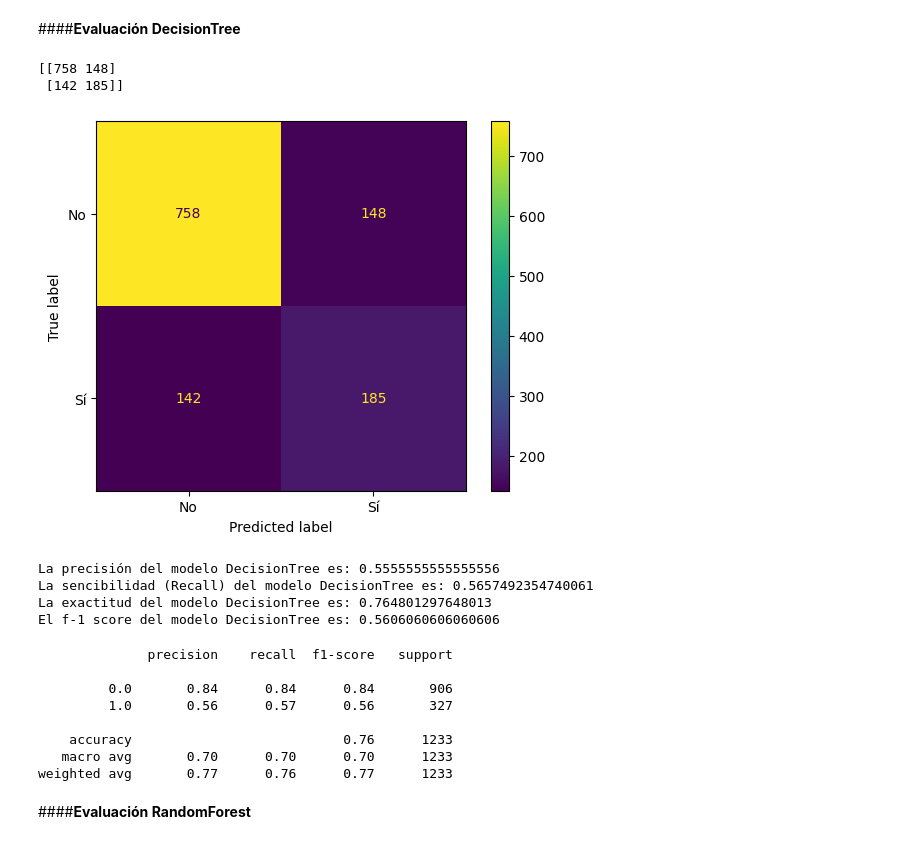
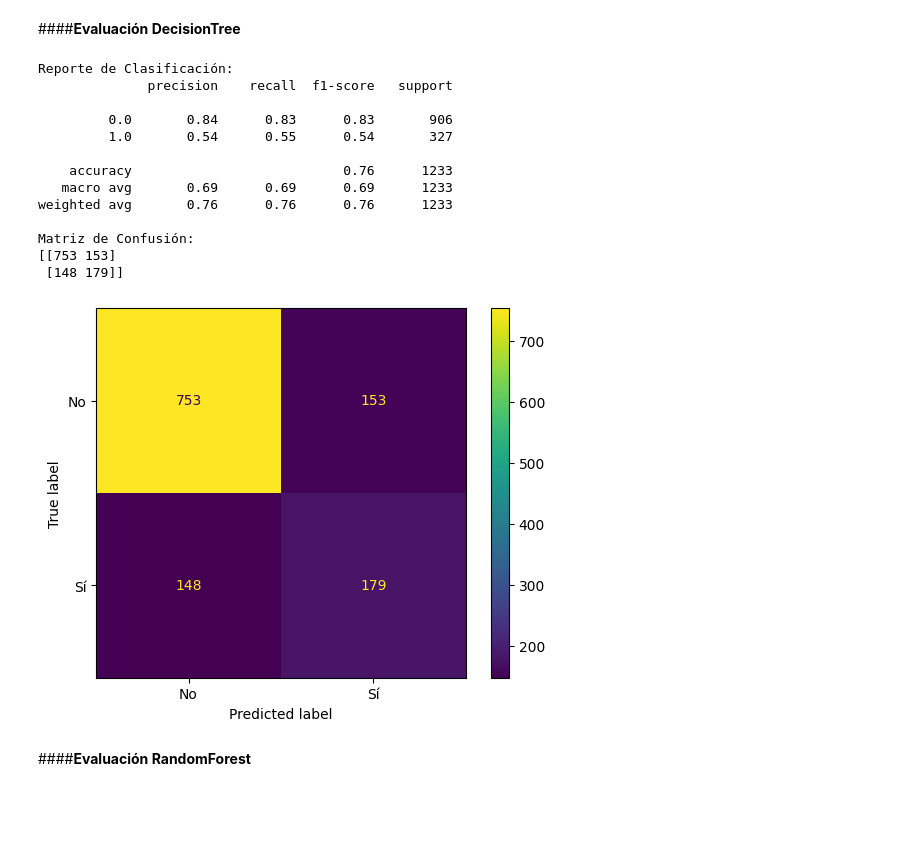
Before and after one commit to SebaDiezV/Challenge_TelecomX_Parte2_AluraLatam, a Jupyter notebook: TelecomX_Parte_2.ipynb, the cells around one changed output. Saved outputs shown, nothing was run; the diff lists cells and outputs as text; code cells hidden in the pictures; blank space fills up the shorter version.

Commit message:
interpretación del modelo

```diff
--- a/TelecomX_Parte_2.ipynb
+++ b/TelecomX_Parte_2.ipynb
@@ -437,33 +459,32 @@ def metricas_precision(modelo,validacion,previsto):
+# %%
+def evaluar_modelo(modelo, X, y_true):
+  y_prev = modelo.predict(X)
+
+
+  print('\nReporte de Clasificación:')
+  print(classification_report(y_true, y_prev))
+  print('Matriz de Confusión:')
+  print(confusion_matrix(y_true, y_prev))
+  visualizacion_cm = ConfusionMatrixDisplay(confusion_matrix(y_true, y_prev),
+                                            display_labels = ['No', 'Sí'])
+  visualizacion_cm.plot();
 # %%
-y_previsto_tree = modelo_tree.predict(X_val)
+evaluar_modelo(modelo_tree, X_val, y_val)
+# %% [output]
+Reporte de Clasificación:
+              precision    recall  f1-score   support
+
+         0.0       0.84      0.83      0.83       906
+         1.0       0.54      0.55      0.54       327
+
+    accuracy                           0.76      1233
+   macro avg       0.69      0.69      0.69      1233
+weighted avg       0.76      0.76      0.76      1233
+
+Matriz de Confusión:
+[[753 153]
+ [148 179]]
+[figure, added]
-# %%
-matriz_confusion_tree = confusion_matrix(y_val, y_previsto_tree)
-print(matriz_confusion_tree)
-visualizacion_tree = ConfusionMatrixDisplay(confusion_matrix=matriz_confusion_tree,
-                                            display_labels = ['No', 'Sí'])
-visualizacion_tree.plot();
-# %% [output]
-[[758 148]
- [142 185]]
-[figure, removed]
-# %%
-metricas_precision('DecisionTree', y_val, y_previsto_tree)
-# %% [output]
-La precisión del modelo DecisionTree es: 0.5555555555555556
-La sencibilidad (Recall) del modelo DecisionTree es: 0.5657492354740061
-La exactitud del modelo DecisionTree es: 0.764801297648013
-El f-1 score del modelo DecisionTree es: 0.5606060606060606
-# %%
-print(classification_report(y_val, y_previsto_tree))
-# %% [output]
-              precision    recall  f1-score   support
-
-         0.0       0.84      0.84      0.84       906
-         1.0       0.56      0.57      0.56       327
-
-    accuracy                           0.76      1233
-   macro avg       0.70      0.70      0.70      1233
-weighted avg       0.77      0.76      0.77      1233
 # %% [markdown]
 ####**Evaluación RandomForest**
 # %%
```
Also changed, not shown: parts of 50 cells of this notebook.
